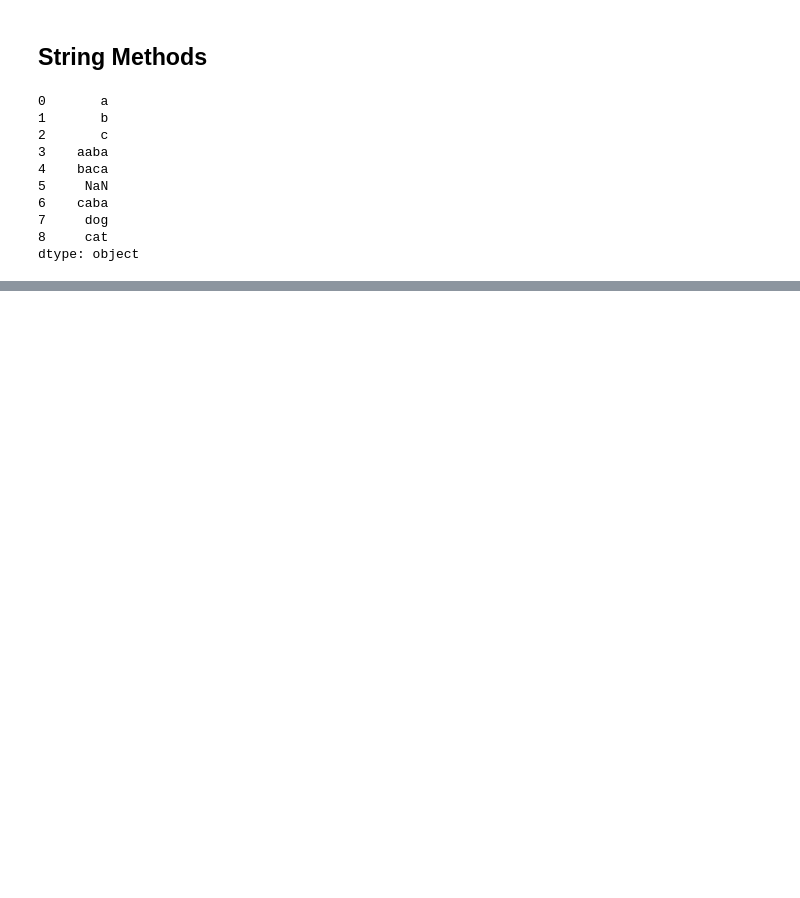
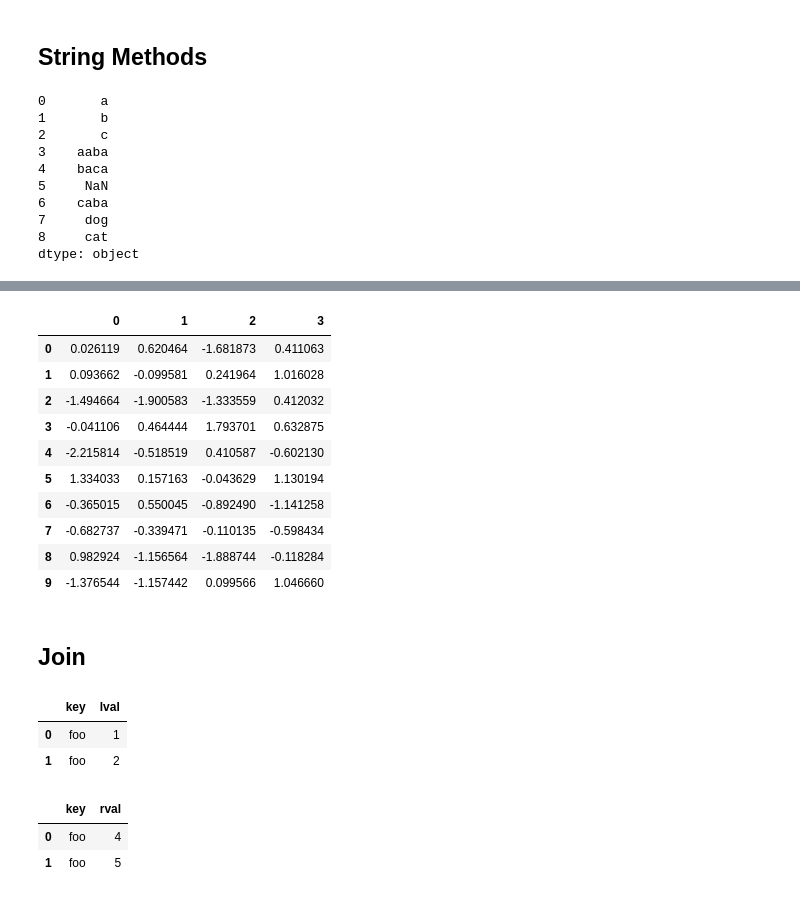
Before and after one commit to wjh-eng/python_learning_pandas, a Jupyter notebook: user_guide/startup.ipynb, the cells around one changed output, grey strips where cells are left out. Drawn from its saved outputs; the diff is of its cells as text; code cells hidden in the pictures; blank space fills up the shorter version.

```diff
--- a/user_guide/startup.ipynb
+++ b/user_guide/startup.ipynb
@@ -510,0 +533,2 @@ dtype: object
+# %%
+pieces = [df[:3], df[3:7], df[7:]]
@@ -510,0 +551,16 @@ dtype: object
+# %%
+pd.concat(pieces)
+# %% [output]
+|  | 0 | 1 | 2 | 3 |
+| 0 | 0.026119 | 0.620464 | -1.681873 | 0.411063 |
+| 1 | 0.093662 | -0.099581 | 0.241964 | 1.016028 |
+| 2 | -1.494664 | -1.900583 | -1.333559 | 0.412032 |
+| 3 | -0.041106 | 0.464444 | 1.793701 | 0.632875 |
+| 4 | -2.215814 | -0.518519 | 0.410587 | -0.602130 |
+| 5 | 1.334033 | 0.157163 | -0.043629 | 1.130194 |
+| 6 | -0.365015 | 0.550045 | -0.892490 | -1.141258 |
+| 7 | -0.682737 | -0.339471 | -0.110135 | -0.598434 |
+| 8 | 0.982924 | -1.156564 | -1.888744 | -0.118284 |
+| 9 | -1.376544 | -1.157442 | 0.099566 | 1.046660 |
+# %% [markdown]
+## Join
@@ -510,0 +571,12 @@ dtype: object
+# %%
+left
+# %% [output]
+|  | key | lval |
+| 0 | foo | 1 |
+| 1 | foo | 2 |
+# %%
+right
+# %% [output]
+|  | key | rval |
+| 0 | foo | 4 |
+| 1 | foo | 5 |
```
Also changed, not shown: parts of 108 cells of this notebook.
